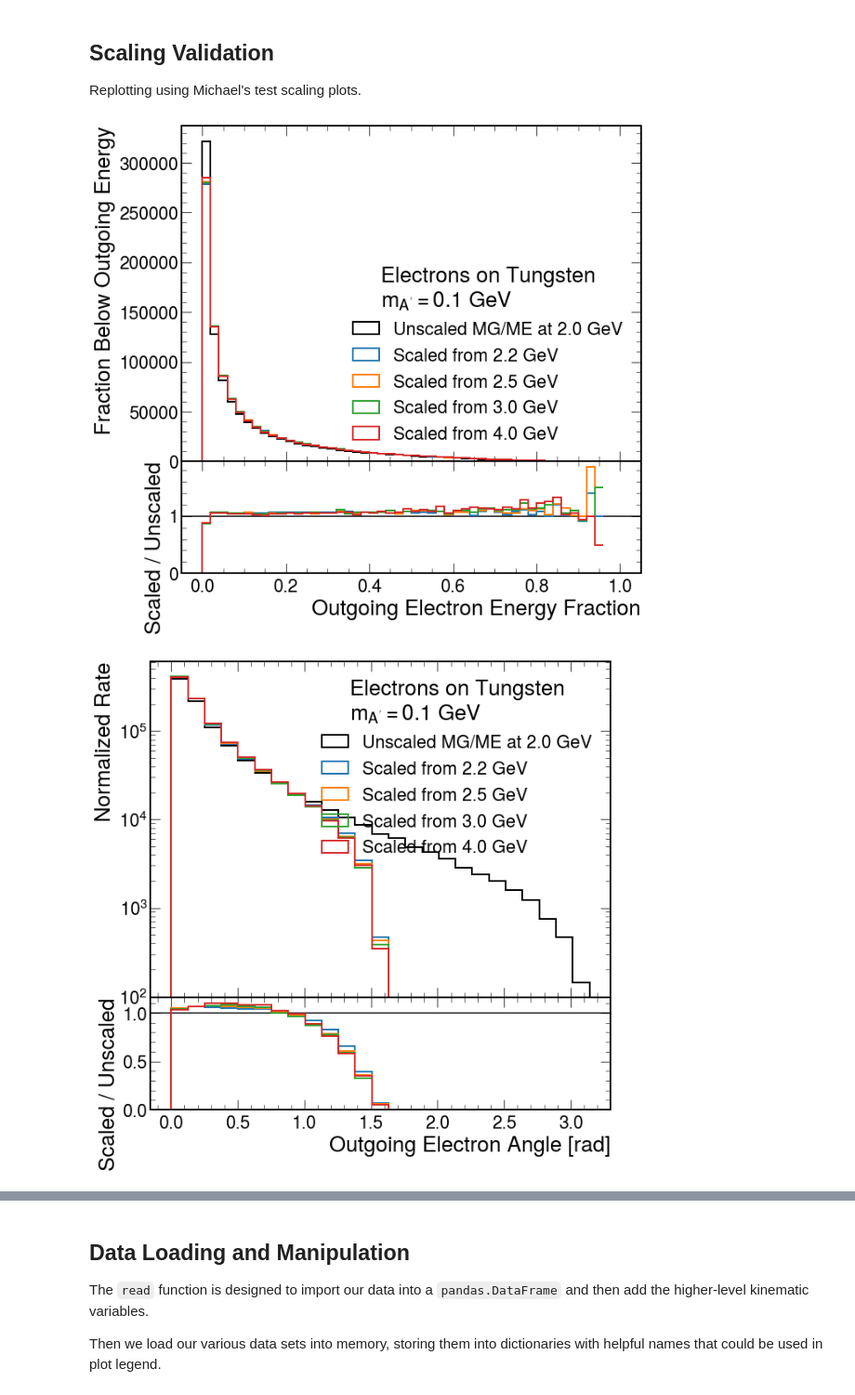
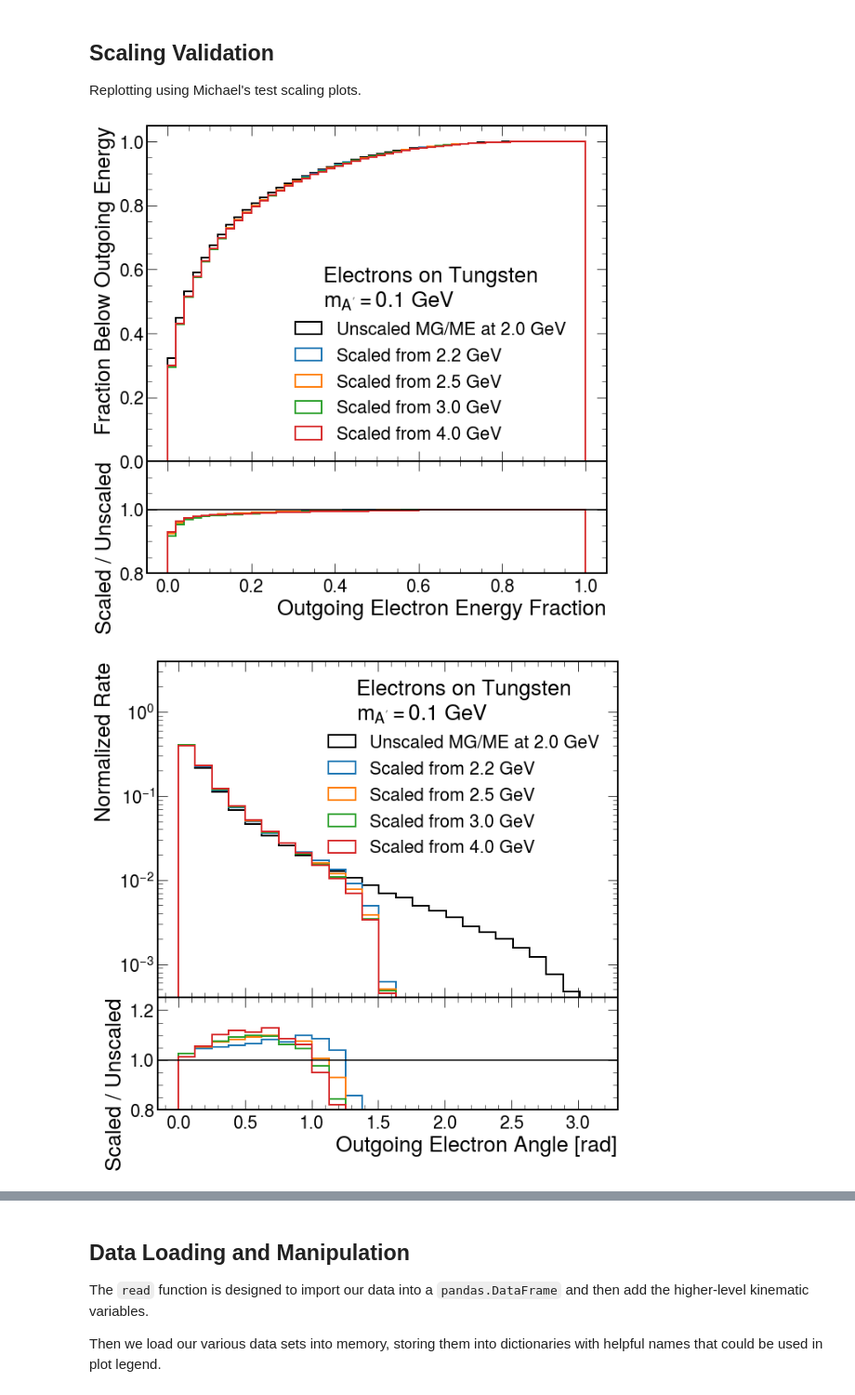
Before and after one commit to tomeichlersmith/ldmx-sim-technique, a Jupyter notebook: ana/plot-dev.ipynb, the cells around one changed output, grey strips where cells are left out. Shown at 93% size. Saved outputs shown, nothing was run; the diff lists cells and outputs as text; code cells hidden in the pictures.

```diff
--- a/ana/plot-dev.ipynb
+++ b/ana/plot-dev.ipynb
@@ -15,10 +15,10 @@ plt.style.use(mplhep.style.ROOT)
 Replotting using Michael's test scaling plots.
 # %%
 # original location on UMN cluster
-#repository = '/local/cms/user/revering/dphoton/ldmx-sim-technique/michaelCode/plotting/repository/'
+repository = '/local/cms/user/revering/dphoton/ldmx-sim-technique/michaelCode/plotting/repository/'
 
 # local copy for quicker plot development
-repository = '../data/scaling/'
+#repository = '../data/scaling/'
 
 def plt_hist(root_file, tree_name, e_beam,
              angle_ax, kefrac_ax,
@@ -47,8 +47,8 @@ def plt_hist(root_file, tree_name, e_beam,
         weights = np.empty(len(kefrac))
         weights.fill(1./len(kefrac))
 
-        ke = kefrac_ax.hist(kefrac, **kefrac_kw)
-        ang = angle_ax.hist(angle, **angle_kw)
+        ke = kefrac_ax.hist(kefrac, weights=weights, **kefrac_kw)
+        ang = angle_ax.hist(angle, weights=weights, **angle_kw)
         return ang, ke
 
 m_mu = 0.105 # GeV
@@ -89,18 +89,13 @@ mu_Cu = ( 'mu_Cu_mA1p0_ebeam100.root' ,
     ('Scaled from 200 GeV', 'mu_Cu_200to100.root')
    ])
 
-mu_Si = ( 'mu_Si_mA1p0_ebeam100.root' ,
-   [('Scaled from 111 GeV', 'mu_Si_111to100.root'),
-    ('Scaled from 125 GeV', 'mu_Si_125to100.root'),
-    ('Scaled from 150 GeV', 'mu_Si_150to100.root'),
-    ('Scaled from 200 GeV', 'mu_Si_200to100.root')
-   ])
-
 def binned_hist(ax, np_hist, **kwargs) :
     vals, edges = np_hist
     ax.hist((edges[1:]+edges[:-1])/2, bins=edges, weights=vals, **kwargs)
 
-def scaling_validation(file_packet, lepton, title, e_beam, ang_raw_ylim = None, ang_ratio_ylim = None, ke_raw_ylim = None, ke_ratio_ylim = None) :
+def scaling_validation(file_packet, lepton, title, e_beam,
+                       ang_raw_ylim = None, ang_ratio_ylim = None, ke_raw_ylim = None, ke_ratio_ylim = None,
+                       ke_legend_kw = dict(loc='lower right'), ang_legend_kw = dict()) :
     (mg, scaled) = file_packet
 
     (ke_raw, ke_ratio) = plt.figure('ke').subplots(ncols = 1, nrows = 2, sharex = 'col', gridspec_kw = dict(height_ratios = [3,1]))
@@ -126,7 +121,7 @@ def scaling_validation(file_packet, lepton, title, e_beam, ang_raw_ylim = None,
 
     (ang_mg_vals, ang_mg_edges, ang_patches), (ke_mg_vals, ke_mg_edges, ke_patches) = plt_hist(mg, 'Events', e_beam, ang_raw, ke_raw,
                              angle_kw = dict(bins=25,range=(0.,3.14),label=f'Unscaled MG/ME at {e_beam} GeV',histtype='step',linewidth=2,color='black'),
-                             kefrac_kw = dict(bins=50, range=(0.,1.), label=f'Unscaled MG/ME at {e_beam} GeV',histtype='step',linewidth=2, color='black'))
+                             kefrac_kw = dict(bins=50, range=(0.,1.), cumulative=True, label=f'Unscaled MG/ME at {e_beam} GeV',histtype='step',linewidth=2, color='black'))
 
     ke_ratio.axhline(1.,color='black')
     ang_ratio.axhline(1.,color='black')
@@ -134,15 +129,17 @@ def scaling_validation(file_packet, lepton, title, e_beam, ang_raw_ylim = None,
     for name, f in scaled :
         (ang_vals, ang_edges, ang_patches), (ke_vals, ke_edges, ke_patches) = plt_hist(f, 'forward_only', e_beam, ang_raw, ke_raw,
                        angle_kw = dict(bins=25,range=(0.,3.14), label=name, histtype='step', linewidth=2),
-                       kefrac_kw = dict(bins=50, range=(0.,1.), label=name, histtype='step',linewidth=2))
+                       kefrac_kw = dict(bins=50, range=(0.,1.), cumulative=True, label=name, histtype='step',linewidth=2))
 
         binned_hist(ke_ratio, (np.divide(ke_vals,ke_mg_vals), ke_edges), histtype='step', linewidth=2, label=name)
         binned_hist(ang_ratio, (np.divide(ang_vals,ang_mg_vals), ang_edges), histtype='step', linewidth=2, label=name)
 
-    ke_raw.legend(title=title, loc = 'lower right')
-    ang_raw.legend(title=title)
+    ke_raw.legend(title=title, **ke_legend_kw)
+    ang_raw.legend(title=title, **ang_legend_kw)
 # %%
-scaling_validation(el_W, 'Electron' , 'Electrons on Tungsten\n$m_{A\'} = 0.1$ GeV', 2.)
+scaling_validation(el_W, 'Electron' , 'Electrons on Tungsten\n$m_{A\'} = 0.1$ GeV', 2.,
+                   ke_ratio_ylim=(0.8,1.15), ang_ratio_ylim=(0.8,1.25), ang_raw_ylim=(4e-4,4.),
+                   ke_legend_kw=dict(bbox_to_anchor=(0.95,0.),loc='lower right'))
 # %% [output]
-[figure, old version]
+[figure, new version]
-[figure, old version]
+[figure, new version]
```
Also changed, not shown: parts of 3 cells of this notebook, 1 other file.
